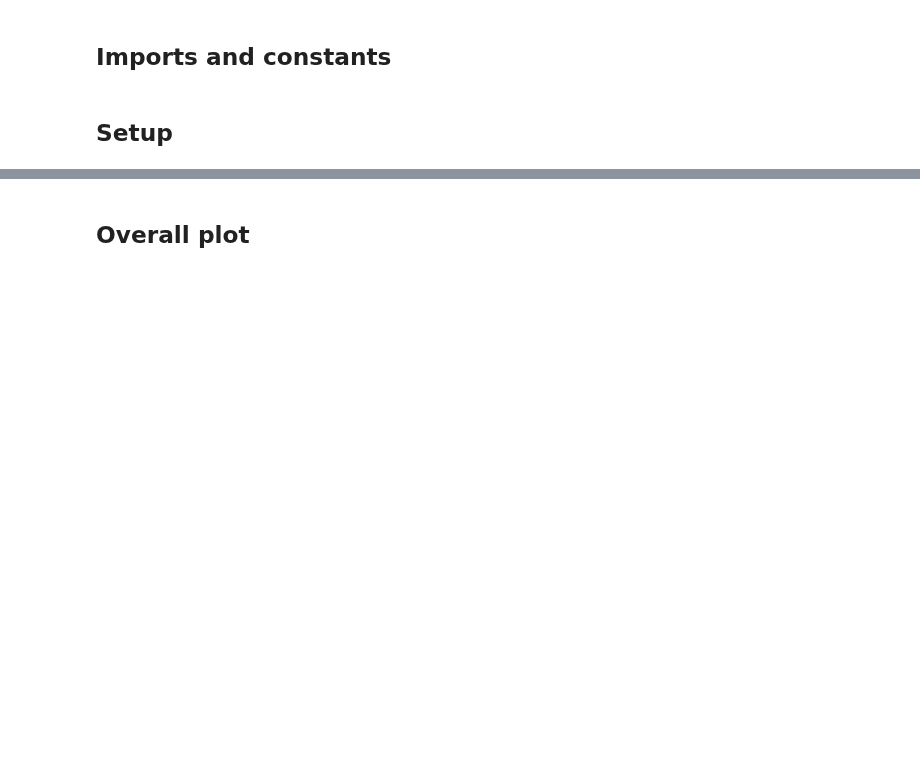
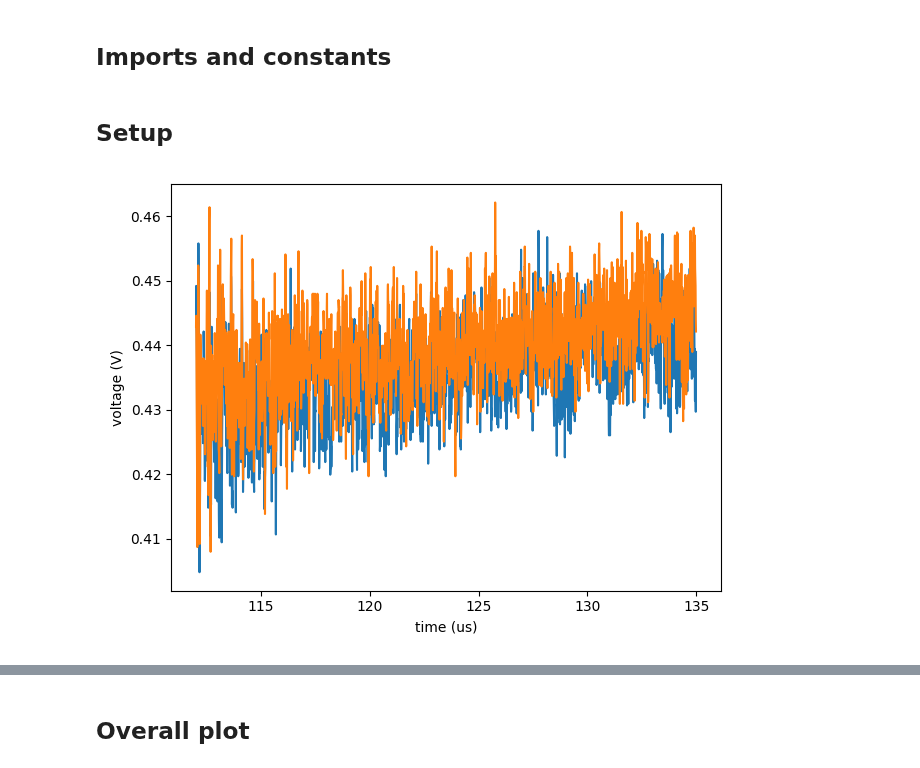
Before and after one commit to vuthalab/onix, a Jupyter notebook: analysis/free_induction_decay_antihole.ipynb, the cells around one changed output, grey strips where cells are left out. Saved outputs shown, nothing was run; the diff lists cells and outputs as text; code cells hidden in the pictures; blank space fills up the shorter version.

```diff
--- a/analysis/free_induction_decay_antihole.ipynb
+++ b/analysis/free_induction_decay_antihole.ipynb
@@ -29,4 +30,21 @@ def add_label(ax, x=0.02, y=1.1):
     ax.text(x, y, identifier, transform=ax.transAxes)
 # %% [markdown]
 ## Setup
+# %%
+data_number = 1626874
+data, header = get_experiment_data(data_number)
+fid_params = header["params"]["detect"]["fid"]
+start_time = (fid_params["pump_time"] + fid_params["wait_time"]).to("us").magnitude + 7
+fig, ax = plt.subplots()
+for kk in range(len(data["transmissions_avg"])):
+    times = np.arange(len(data["transmissions_avg"][kk])) / header["params"]["digitizer"]["sample_rate"] * 1e6
+    mask = times > start_time
+    ax.plot(times[mask], data["transmissions_avg"][kk][mask])
+
+ax.set_xlabel("time (us)")
+ax.set_ylabel("voltage (V)")
+plt.tight_layout()
+plt.show()
+# %% [output]
+[figure, added]
 # %%
```
Also changed, not shown: parts of 2 cells of this notebook, 3 other files.
